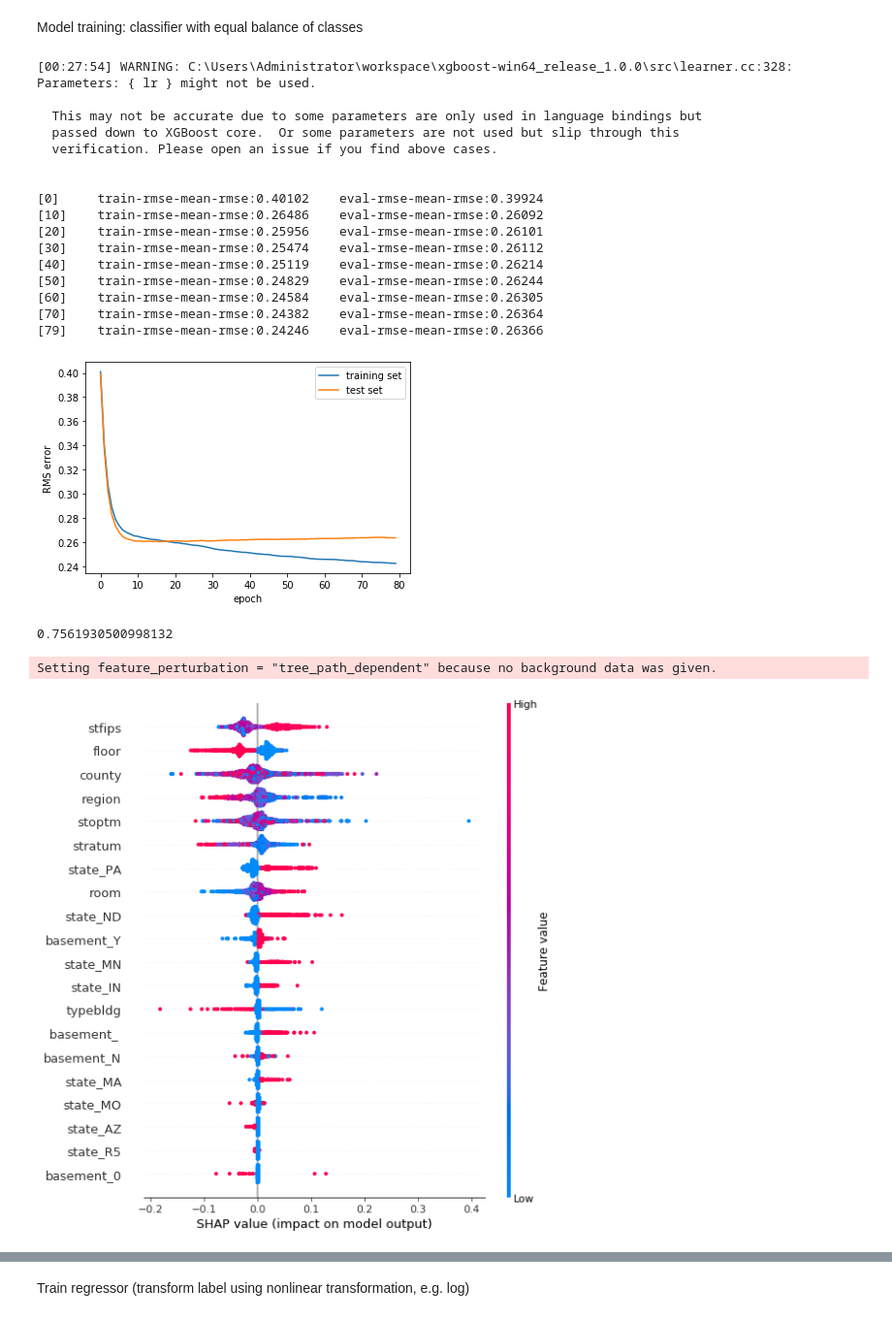
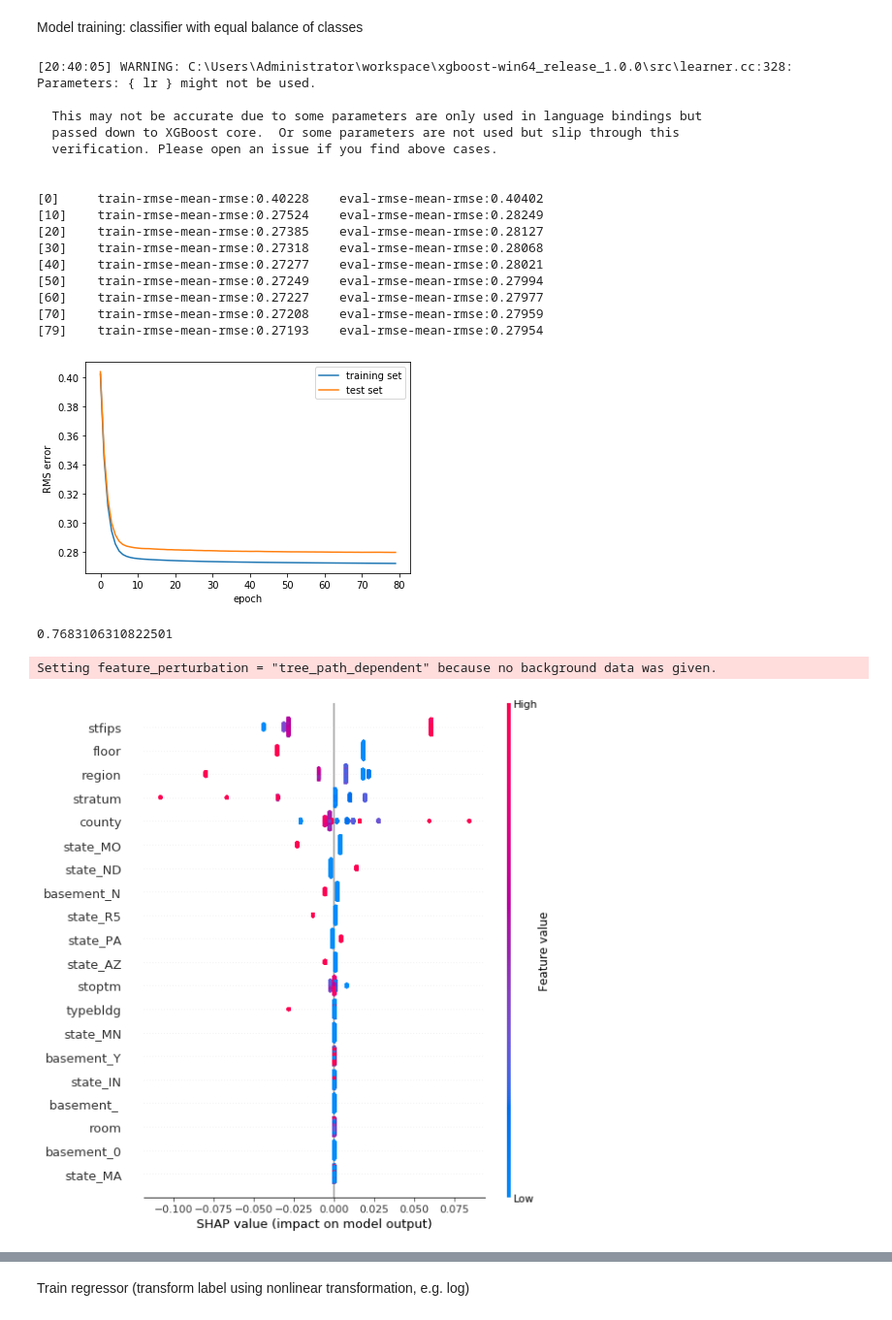
Before and after one commit to florianst/datascience_side, a Jupyter notebook: radon.ipynb, the cells around one changed output, grey strips where cells are left out. Shown at 97% size. Saved outputs shown, nothing was run; the diff lists cells and outputs as text; code cells hidden in the pictures.

Commit message:
use plotnine for feature viz, do cv for xgboost

```diff
--- a/radon.ipynb
+++ b/radon.ipynb
@@ -143,68 +171,72 @@ X_train, X_test, y_train, y_test = train_test_split(data_enc.to_numpy(), np.arra
 
 trainmatrix, testmatrix = xgboost.DMatrix(X_train, label=y_train), xgboost.DMatrix(X_test, label=y_test)
 
-# optimse hyperparameters
+# optimise hyperparameters
 def optimise(*args):
     colsample, lr, max_depth = args[0]
     params = {'colsample_bytree': colsample, 'learning_rate': lr, 'max_depth': max_depth}
     return -optimfct(params)
 
-def optimfct(params, plot_loss=False):
+def optimfct(params, metric='auc', plot_loss=False):
     epochs = 80
     progress = {}
     if plot_loss: watchlist  = [(trainmatrix,'train-rmse-mean'), (testmatrix, 'eval-rmse-mean')]
-    model = xgboost.train(params, trainmatrix, epochs, evals=watchlist if plot_loss else (), evals_result=progress, verbose_eval=10 if plot_loss else False)
+    cv_results = xgboost.cv(params, trainmatrix, num_boost_round=epochs,
+                            nfold=5, stratified=True, metrics={metric},
+                            early_stopping_rounds=10
+                           )
 
-    if plot_loss:
-        # plot training performance
-        plt.plot(range(len(progress['train']['rmse-mean-rmse'])), progress['train']['rmse-mean-rmse'], label='training set')
-        plt.plot(range(len(progress['eval']['rmse-mean-rmse'])),  progress['eval']['rmse-mean-rmse'],  label='test set')
-        plt.legend()
-        plt.xlabel("epoch")
-        plt.ylabel("RMS error")
-        plt.show()
-
-        roc_score = roc_auc_score(y_test, model.predict(xgboost.DMatrix(X_test)))
-        print(roc_score, params)
-
-        return roc_score, model
-
-    return roc_auc_score(y_test, model.predict(xgboost.DMatrix(X_test)))
+    return cv_results['test-'+metric+'-mean'].max()
 
 # define hyperparameter search space
 space = [hp.uniform('colsample_bytree', 0.5, 1.0),
          hp.loguniform('lr', -3.5*np.log(10), 0*np.log(10)),
          hp.choice('max_depth', range(3, 9))]
 
-best_params = fmin(fn=optimise, space=space, algo=tpe.suggest, max_evals=150)
-_, model = optimfct(best_params, plot_loss=True)
+best_params = fmin(fn=optimise, space=space, algo=tpe.suggest, max_evals=100)
+
+# train model with optimal parameters
+epochs = 80
+progress = {}
+watchlist  = [(trainmatrix,'train-rmse-mean'), (testmatrix, 'eval-rmse-mean')]
+model = xgboost.train(best_params, trainmatrix, epochs, evals=watchlist, evals_result=progress, verbose_eval=10)
+
+# plot training performance
+plt.plot(range(len(progress['train']['rmse-mean-rmse'])), progress['train']['rmse-mean-rmse'], label='training set')
+plt.plot(range(len(progress['eval']['rmse-mean-rmse'])),  progress['eval']['rmse-mean-rmse'],  label='test set')
+plt.legend()
+plt.xlabel("epoch")
+plt.ylabel("RMS error")
+plt.show()
+
+print(roc_auc_score(y_test, model.predict(xgboost.DMatrix(X_test))))
 
 # explain using SHAP
 explainer = shap.TreeExplainer(model)
 shap_values = explainer.shap_values(X_test)
 shap_values_train = explainer.shap_values(X_train)
 
 # summarize the effects of all the features
 shap.summary_plot(shap_values, X_test, feature_names=data_enc.columns, max_display=50)
 # %% [output]
-[00:27:54] WARNING: C:\Users\Administrator\workspace\xgboost-win64_release_1.0.0\src\learner.cc:328:
+[20:40:05] WARNING: C:\Users\Administrator\workspace\xgboost-win64_release_1.0.0\src\learner.cc:328:
 Parameters: { lr } might not be used.
 
   This may not be accurate due to some parameters are only used in language bindings but
   passed down to XGBoost core.  Or some parameters are not used but slip through this
   verification. Please open an issue if you find above cases.
 
 
-[0]     train-rmse-mean-rmse:0.40102    eval-rmse-mean-rmse:0.39924
-[10]    train-rmse-mean-rmse:0.26486    eval-rmse-mean-rmse:0.26092
-[20]    train-rmse-mean-rmse:0.25956    eval-rmse-mean-rmse:0.26101
-[30]    train-rmse-mean-rmse:0.25474    eval-rmse-mean-rmse:0.26112
-[40]    train-rmse-mean-rmse:0.25119    eval-rmse-mean-rmse:0.26214
-[50]    train-rmse-mean-rmse:0.24829    eval-rmse-mean-rmse:0.26244
-[60]    train-rmse-mean-rmse:0.24584    eval-rmse-mean-rmse:0.26305
-[70]    train-rmse-mean-rmse:0.24382    eval-rmse-mean-rmse:0.26364
-[79]    train-rmse-mean-rmse:0.24246    eval-rmse-mean-rmse:0.26366
+[0]     train-rmse-mean-rmse:0.40228    eval-rmse-mean-rmse:0.40402
+[10]    train-rmse-mean-rmse:0.27524    eval-rmse-mean-rmse:0.28249
+[20]    train-rmse-mean-rmse:0.27385    eval-rmse-mean-rmse:0.28127
+[30]    train-rmse-mean-rmse:0.27318    eval-rmse-mean-rmse:0.28068
+[40]    train-rmse-mean-rmse:0.27277    eval-rmse-mean-rmse:0.28021
+[50]    train-rmse-mean-rmse:0.27249    eval-rmse-mean-rmse:0.27994
+[60]    train-rmse-mean-rmse:0.27227    eval-rmse-mean-rmse:0.27977
+[70]    train-rmse-mean-rmse:0.27208    eval-rmse-mean-rmse:0.27959
+[79]    train-rmse-mean-rmse:0.27193    eval-rmse-mean-rmse:0.27954
-[figure, old version]
+[figure, new version]
-0.7561930500998132
+0.7683106310822501
 Setting feature_perturbation = "tree_path_dependent" because no background data was given.
-[figure, old version]
+[figure, new version]
```
Also changed, not shown: parts of 15 cells of this notebook.
